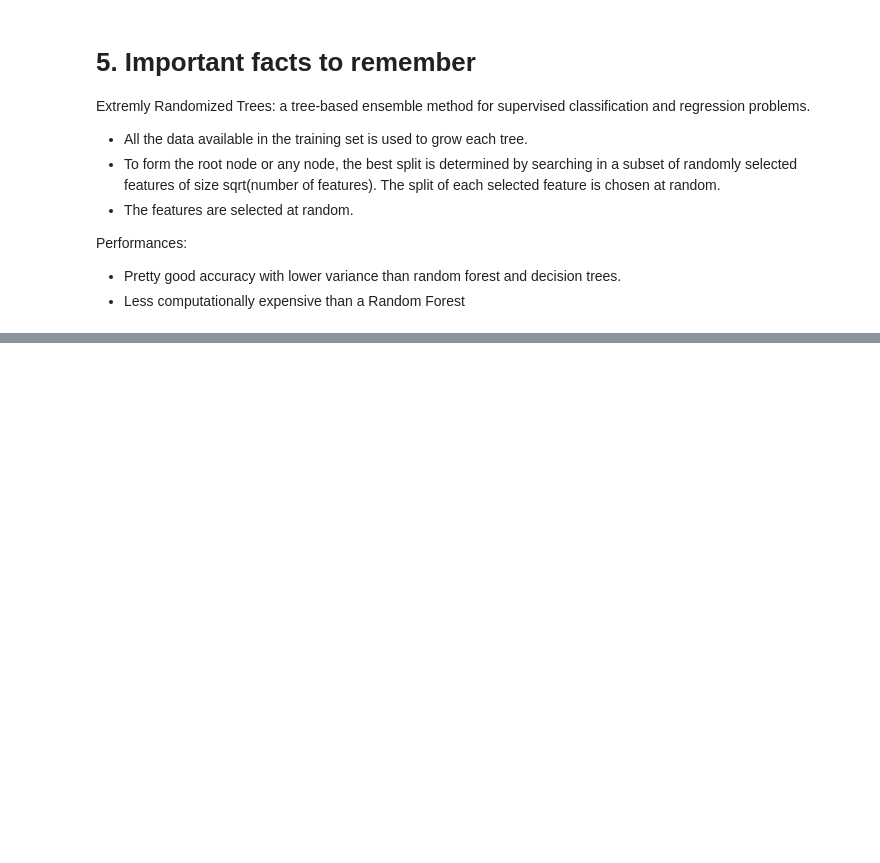
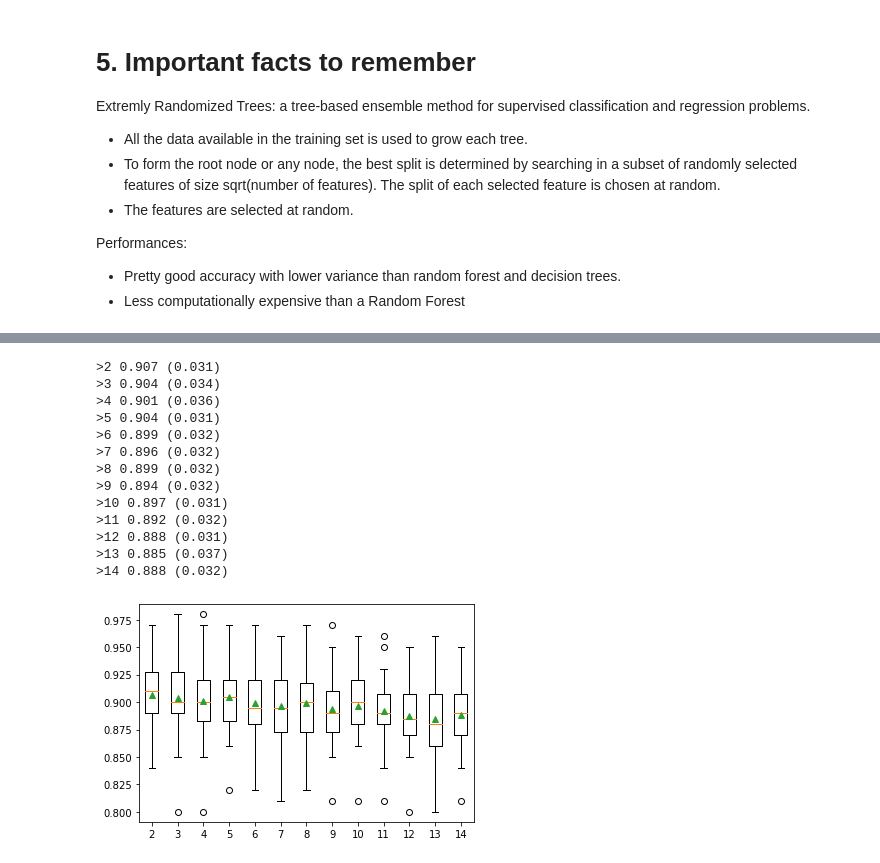
Before and after one commit to Ziqing-WU/ERT-Notebook, a Jupyter notebook: ExtraTrees.ipynb, the cells around one changed output, grey strips where cells are left out. Saved outputs shown, nothing was run; the diff lists cells and outputs as text; code cells hidden in the pictures; blank space fills up the shorter version.

```diff
--- a/ExtraTrees.ipynb
+++ b/ExtraTrees.ipynb
@@ -476,0 +562,40 @@ Performances:
+# %%
+def get_models():
+    models = dict()
+    # explore the number of samples per split from 2 to 14
+    for i in range(2, 15):
+        models[str(i)] = ExtraTreesClassifier(min_samples_split=i)
+    return models
+
+# define dataset
+X, y = get_dataset()
+# get the models to evaluate
+models = get_models()
+# evaluate the models and store results
+results, names = list(), list()
+for name, model in models.items():
+    # evaluate the model
+    scores = evaluate_model(model, X, y)
+    # store the results
+    results.append(scores)
+    names.append(name)
+    # summarize the performance along the way
+    print('>%s %.3f (%.3f)' % (name, mean(scores), std(scores)))
+# plot model performance for comparison
+pyplot.boxplot(results, labels=names, showmeans=True)
+pyplot.show()
+# %% [output]
+>2 0.907 (0.031)
+>3 0.904 (0.034)
+>4 0.901 (0.036)
+>5 0.904 (0.031)
+>6 0.899 (0.032)
+>7 0.896 (0.032)
+>8 0.899 (0.032)
+>9 0.894 (0.032)
+>10 0.897 (0.031)
+>11 0.892 (0.032)
+>12 0.888 (0.031)
+>13 0.885 (0.037)
+>14 0.888 (0.032)
+[figure, added]
```
Also changed, not shown: parts of 10 cells of this notebook.
